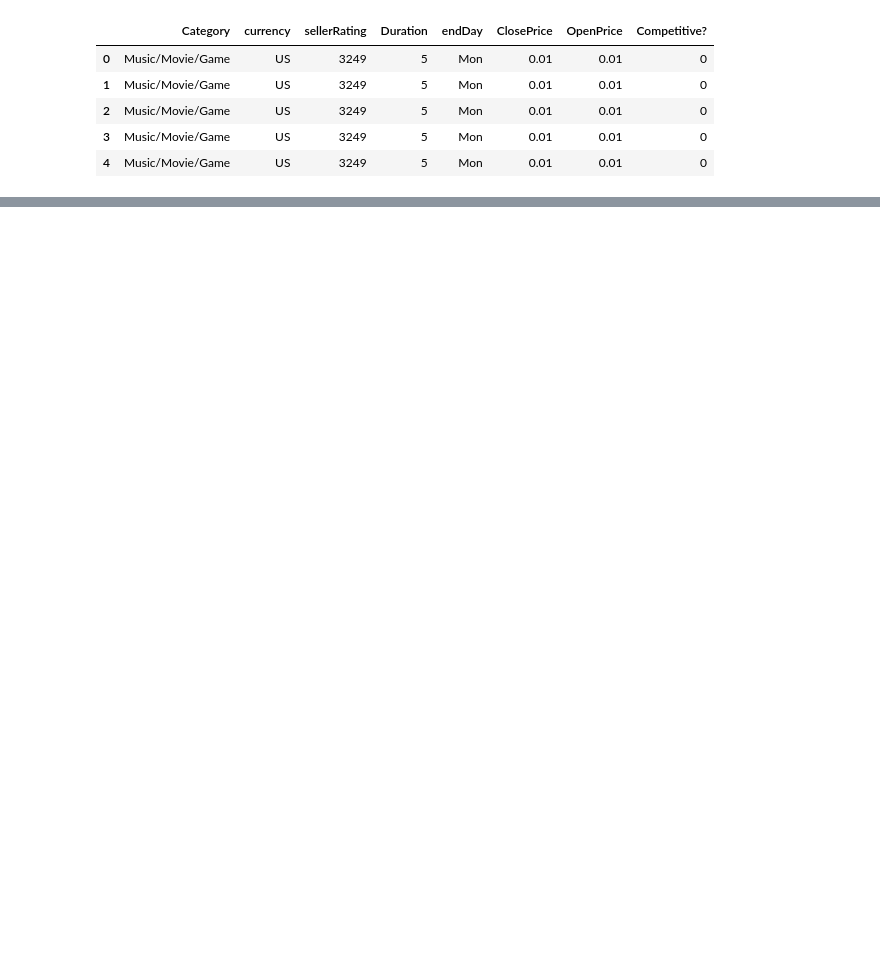
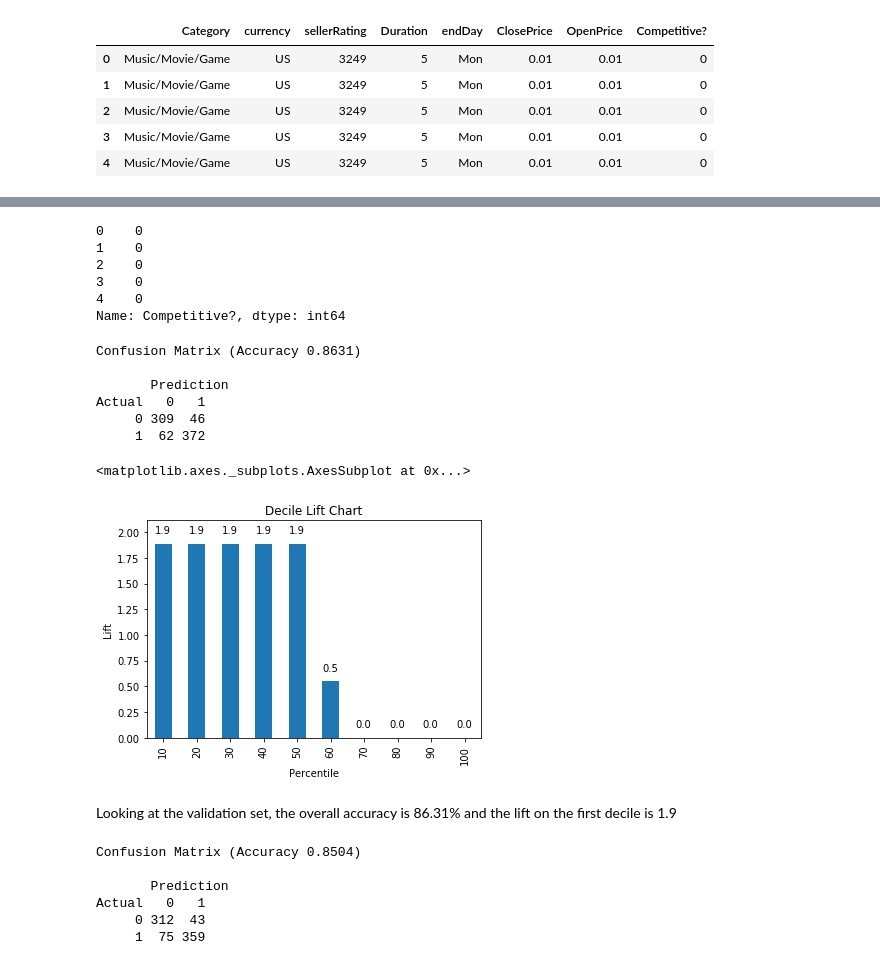
Before and after one commit to Damilare1989/Business-Analytics-Exercises, a Jupyter notebook: Chap13_2.ipynb, the cells around one changed output, grey strips where cells are left out. Cells and saved outputs as stored; diff of their text form; code cells hidden in the pictures; blank space fills up the shorter version.

```diff
--- a/Chap13_2.ipynb
+++ b/Chap13_2.ipynb
@@ -34,0 +40,10 @@ ax.set_ylabel('Lift')
+# %%
+auc.drop(columns = ['Category'], axis=1, inplace = True)
+
+#convert categorical variables to dummies
+auc = pd.get_dummies(auc, drop_first = True)
+
+#split into training and validation
+X = auc.drop(columns = ['Competitive?'])
+y = auc['Competitive?']
+X_train, X_valid, y_train, y_valid = train_test_split(X, y, test_size = 0.40, random_state = 3)
@@ -34,0 +59,44 @@ ax.set_ylabel('Lift')
+# %%
+y.head()
+# %% [output]
+0    0
+1    0
+2    0
+3    0
+4    0
+Name: Competitive?, dtype: int64
+# %%
+defaultTree = DecisionTreeClassifier(random_state=1)
+defaultTree.fit(X_train, y_train)
+
+classes = defaultTree.classes_
+classificationSummary(y_valid, defaultTree.predict(X_valid), class_names=defaultTree.classes_)
+# %% [output]
+Confusion Matrix (Accuracy 0.8631)
+
+       Prediction
+Actual   0   1
+     0 309  46
+     1  62 372
+# %%
+pred_v = pd.Series(defaultTree.predict(X_valid))
+pred_v = pred_v.sort_values(ascending=False)
+
+liftChart(pred_v)
+# %% [output]
+<matplotlib.axes._subplots.AxesSubplot at 0x...>
+[figure, added]
+# %% [markdown]
+Looking at the validation set, the overall accuracy is 86.31% and the lift on the first decile is 1.9
+# %%
+boost = AdaBoostClassifier(DecisionTreeClassifier(random_state=1), n_estimators=100, random_state=1)
+boost.fit(X_train, y_train)
+
+classificationSummary(y_valid, boost.predict(X_valid), class_names=classes)
+# %% [output]
+Confusion Matrix (Accuracy 0.8504)
+
+       Prediction
+Actual   0   1
+     0 312  43
+     1  75 359
```
Also changed, not shown: parts of 14 cells of this notebook, 2 other files.
